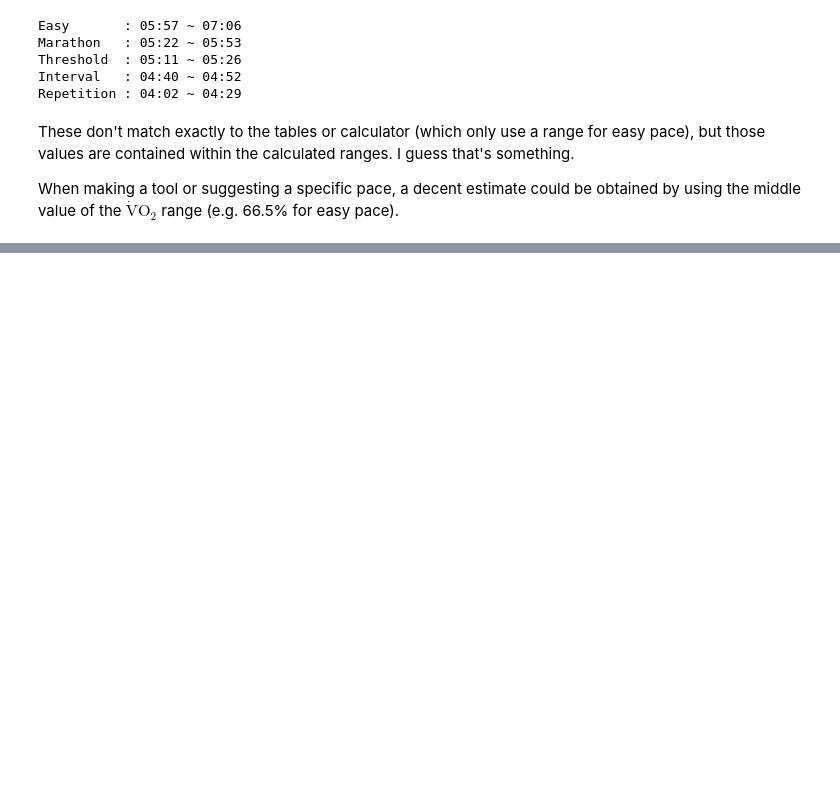
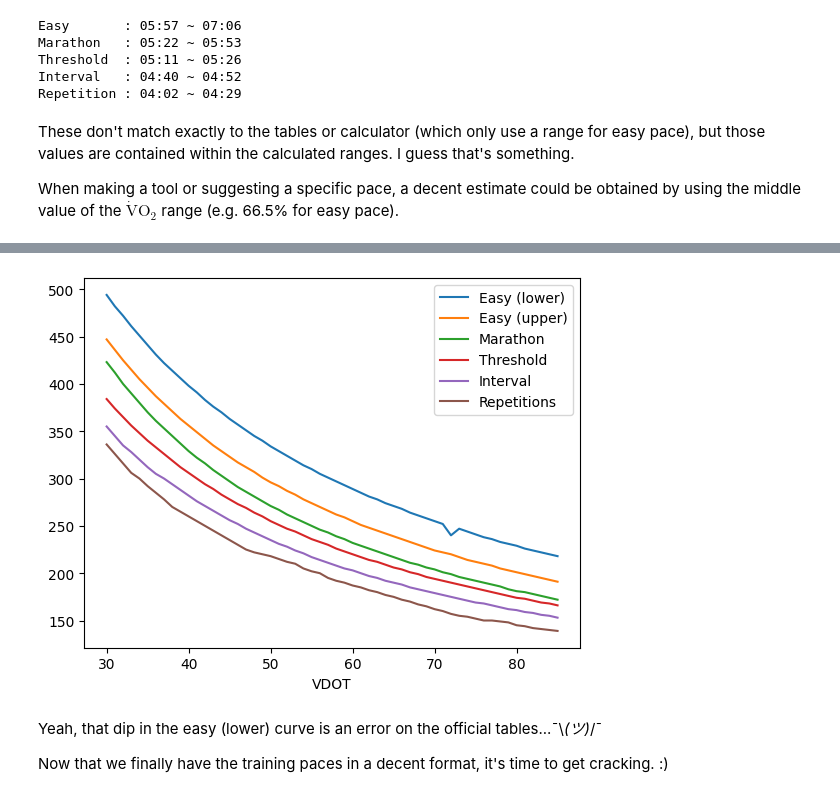
Before and after one commit to tlgs/vdot, a Jupyter notebook: misc/basics.ipynb, the cells around one changed output, grey strips where cells are left out. Cells and saved outputs as stored; diff of their text form; code cells hidden in the pictures; blank space fills up the shorter version.

Commit message:
Add initial table comparison work to nb

```diff
--- a/misc/basics.ipynb
+++ b/misc/basics.ipynb
@@ -183,0 +549,16 @@ $\mathrm{\dot{V}O_2}$ range (e.g. 66.5% for easy pace).
+# %%
+# transformation2 for interval paces
+paces2["400m"] *= 2.5
+paces2["Interval"] = paces2[["Km", "400m"]].bfill(axis="columns").iloc[:, 0]
+# %%
+# transformations for repetitions paces
+paces2["300m"] *= 3.33
+paces2["400m.1"] *= 2.5
+paces2["600m"] *= 1.67
+paces2["800m"] *= 1.25
+paces2["Repetitions"] = (
+    paces2[["800m", "600m", "400m.1", "300m"]].bfill(axis="columns").iloc[:, 0]
+)
+# %%
+paces2 = paces2[["Interval", "Repetitions"]].round().astype(int)
+paces2.head()
@@ -183,0 +573,3 @@ $\mathrm{\dot{V}O_2}$ range (e.g. 66.5% for easy pace).
+# %%
+paces = pd.concat([paces1, paces2], axis=1)
+paces.head()
@@ -183,0 +584,12 @@ $\mathrm{\dot{V}O_2}$ range (e.g. 66.5% for easy pace).
+# %%
+import matplotlib.pyplot as plt
+
+ax = paces.plot()
+plt.show()
+# %% [output]
+[figure, added]
+# %% [markdown]
+Yeah, that dip in the easy (lower) curve is an error on the official tables...¯\\_(ツ)_/¯
+
+Now that we finally have the training paces in a decent format,
+it's time to get cracking. :)
```
Also changed, not shown: parts of 22 cells of this notebook, 1 other file.
